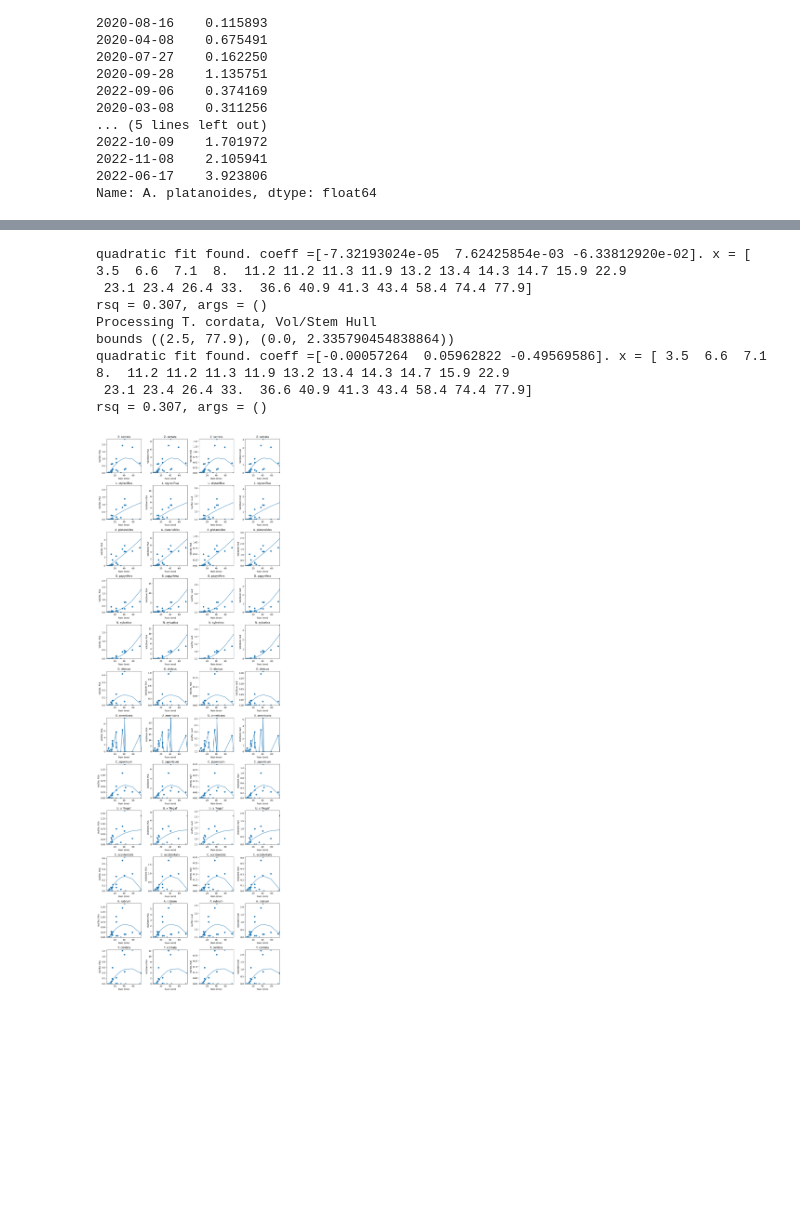
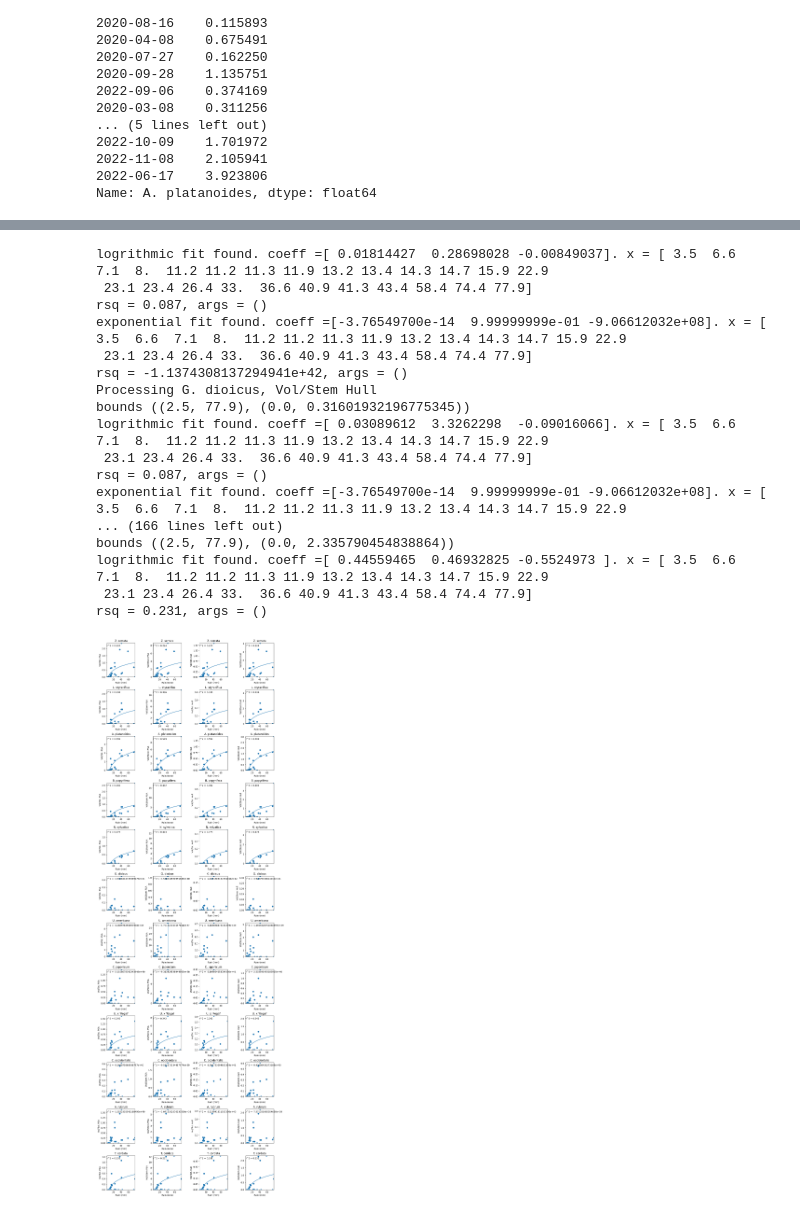
Before and after one commit to wischmcj/canopyHydrodynamics, a Jupyter notebook: validation_dev_work/validation_data.ipynb, the cells around one changed output, grey strips where cells are left out. Saved outputs shown, nothing was run; the diff lists cells and outputs as text; code cells hidden in the pictures; blank space fills up the shorter version.

```diff
--- a/validation_dev_work/validation_data.ipynb
+++ b/validation_dev_work/validation_data.ipynb
@@ -536,8 +536,10 @@ def general_log(x, a, b, c):
 def try_fit_func(fit_func:Callable, x:arr, y:arr, *args):
     func_name = fit_func.__name__
     coeff = []
-    if fit_func in ['natural_log','general_log','exponential']:
-        bounds = [0, (100,100,100)]
+    if fit_func in ['general_log','exponential']:
+        bounds = [0.01, (100,100,100)]
+    if fit_func in ['natural_log']:
+        bounds = [0.01, (100,4,100)]
     else:
         bounds = [-100, (100,100,100)]
     try:
@@ -562,7 +564,7 @@ def try_fit_func(fit_func:Callable, x:arr, y:arr, *args):
 
 def find_fit_func(fit_func,x:arr,y:arr):
 
-    alt_fit_funcs = [logrithmic, quadratic, gaussian, cubic]
+    alt_fit_funcs = [exponential, natural_log,  quadratic,general_log, gaussian, cubic]
     # x_flitered = x[~np.isnan(x)]
     # y_filtered = y[~np.isnan(x)]
     x_flitered = x[x>0]
@@ -575,7 +577,7 @@ def find_fit_func(fit_func,x:arr,y:arr):
     y_predicted, rsq, fit_func_name, coeff = try_fit_func(fit_func, x_flitered, y_filtered)
 
     for alt_func in alt_fit_funcs:
-        if len(coeff) != 0 and rsq>.2:
+        if len(coeff) != 0 and (rsq>.2 or rsq<-.2):
             # print(f'''fff returning:
             #       ~np.isnan(x) {~np.isnan(x)}
             #         x {x},
@@ -587,7 +589,7 @@ def find_fit_func(fit_func,x:arr,y:arr):
         else:
             y_predicted, rsq, fit_func_name, coeff = try_fit_func(alt_func, x_flitered, y_filtered)
 
-    if len(coeff) == 0 or rsq<.2:
+    if len(coeff) == 0 or (rsq<.2 and rsq>-.2):
         fit_func_name = 'None'
         y_predicted = y_filtered
 
@@ -607,7 +609,7 @@ def add_plot(x, y, fit_func:Callable, plot, bounds, title ='',xlabel='Rainfall (
     #Calculating a line of best fit (and its r-squared) to add to the above referenced chart
     x_flitered, y_predicted, rsq, fit_type, coeff = find_fit_func(fit_func, arr(x), arr(y))
 
-    plot.annotate(f"r^2 = {rsq}, fit = {fit_type}",(0,np.max(y)*.9),)
+    plot.annotate(f"r^2 = {rsq}",xy =(bounds[0][0],bounds[1][1]*.9),)
     plot.plot(x_flitered, y_predicted)
     return rsq, fit_type, coeff
 
@@ -656,7 +658,7 @@ ys = [("Vol/Tot. PSA", vol_over_tpsa),
 
 
 fit_result = cross_plot(rows= keys,cols=ys,
-                        common_x =x, fit_func = quadratic )
+                        common_x =x, fit_func = logrithmic )
 
 # print(fit_result)
 # plt.savefig('C:/Users/wisch/Documents/GitProjects/CanopyHydrodynamics/data/output/validation/munge_test_sort_nan_gr_3_mm_no_r_filter.png')
@@ -682,9 +684,18 @@ bounds ((2.5, 77.9), (0.0, 0.298661814627017))
-quadratic fit found. coeff =[-7.32193024e-05  7.62425854e-03 -6.33812920e-02]. x = [ 3.5  6.6  7.1  8.  11.2 11.2 11.3 11.9 13.2 13.4 14.3 14.7 15.9 22.9
+logrithmic fit found. coeff =[ 0.01814427  0.28698028 -0.00849037]. x = [ 3.5  6.6  7.1  8.  11.2 11.2 11.3 11.9 13.2 13.4 14.3 14.7 15.9 22.9
  23.1 23.4 26.4 33.  36.6 40.9 41.3 43.4 58.4 74.4 77.9]
-rsq = 0.307, args = ()
-Processing T. cordata, Vol/Stem Hull
+rsq = 0.087, args = ()
+exponential fit found. coeff =[-3.76549700e-14  9.99999999e-01 -9.06612032e+08]. x = [ 3.5  6.6  7.1  8.  11.2 11.2 11.3 11.9 13.2 13.4 14.3 14.7 15.9 22.9
+ 23.1 23.4 26.4 33.  36.6 40.9 41.3 43.4 58.4 74.4 77.9]
+rsq = -1.1374308137294941e+42, args = ()
+Processing G. dioicus, Vol/Stem Hull
+bounds ((2.5, 77.9), (0.0, 0.31601932196775345))
+logrithmic fit found. coeff =[ 0.03089612  3.3262298  -0.09016066]. x = [ 3.5  6.6  7.1  8.  11.2 11.2 11.3 11.9 13.2 13.4 14.3 14.7 15.9 22.9
+ 23.1 23.4 26.4 33.  36.6 40.9 41.3 43.4 58.4 74.4 77.9]
+rsq = 0.087, args = ()
+exponential fit found. coeff =[-3.76549700e-14  9.99999999e-01 -9.06612032e+08]. x = [ 3.5  6.6  7.1  8.  11.2 11.2 11.3 11.9 13.2 13.4 14.3 14.7 15.9 22.9
+... (166 lines left out)
 bounds ((2.5, 77.9), (0.0, 2.335790454838864))
-quadratic fit found. coeff =[-0.00057264  0.05962822 -0.49569586]. x = [ 3.5  6.6  7.1  8.  11.2 11.2 11.3 11.9 13.2 13.4 14.3 14.7 15.9 22.9
+logrithmic fit found. coeff =[ 0.44559465  0.46932825 -0.5524973 ]. x = [ 3.5  6.6  7.1  8.  11.2 11.2 11.3 11.9 13.2 13.4 14.3 14.7 15.9 22.9
  23.1 23.4 26.4 33.  36.6 40.9 41.3 43.4 58.4 74.4 77.9]
-rsq = 0.307, args = ()
+rsq = 0.231, args = ()
-[figure, old version]
+[figure, new version]
```
Also changed, not shown: parts of 1 cell of this notebook.
